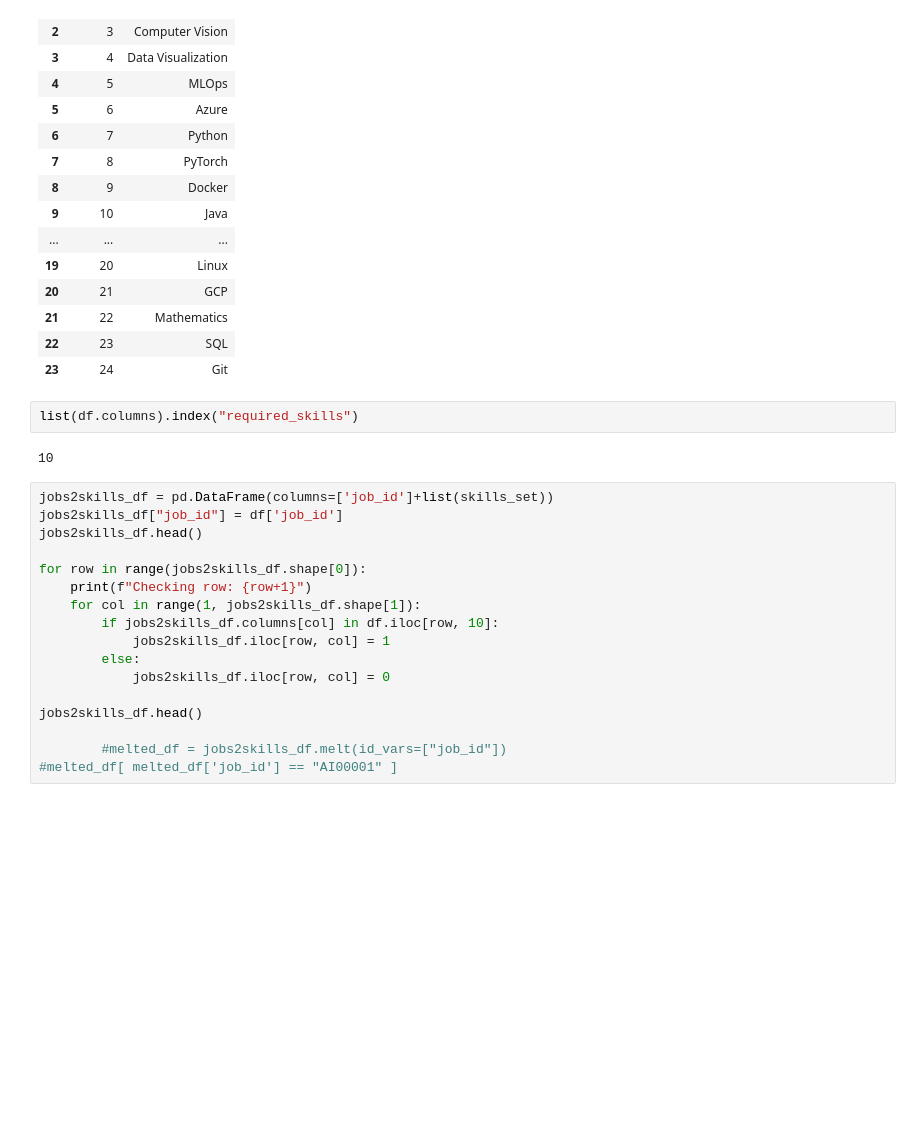
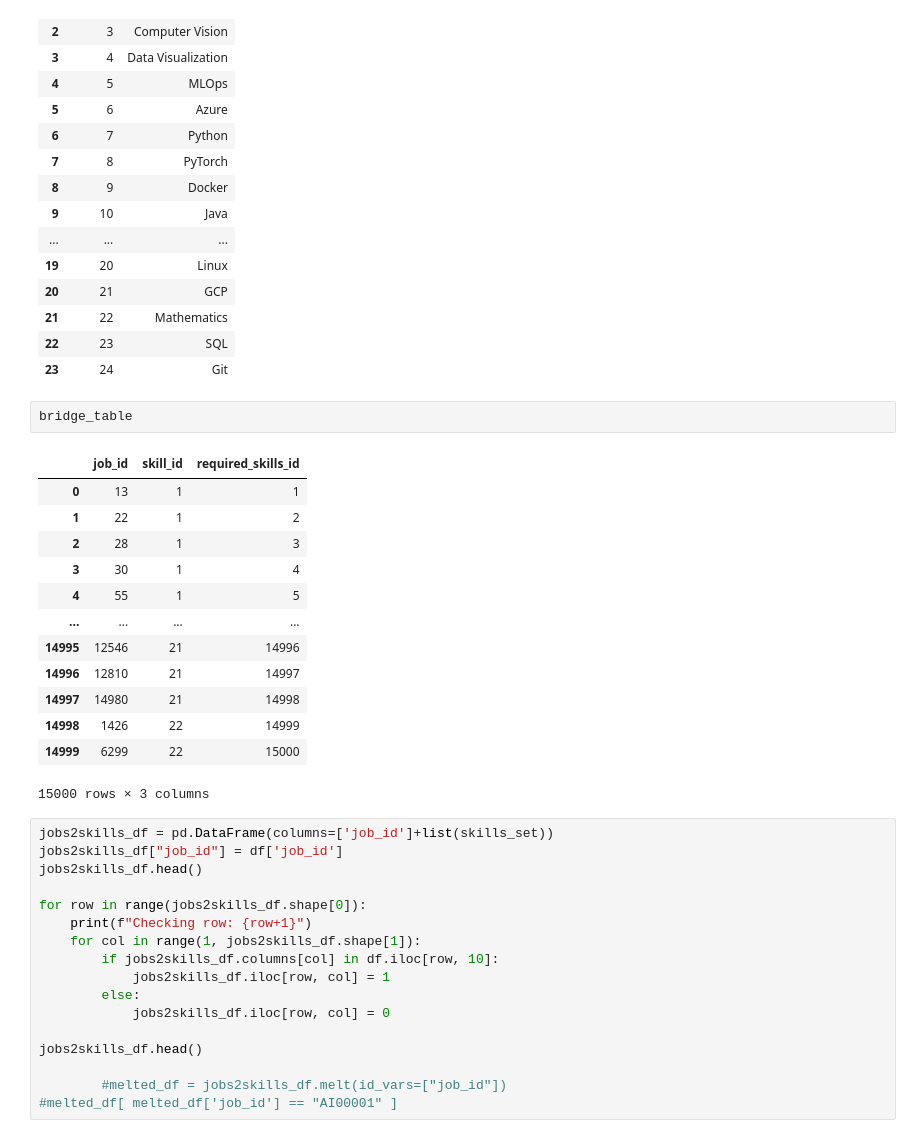
Before and after one commit to isg75/first_project, a Jupyter notebook: notebooks/Clean_Data_And_sql_Miguel.ipynb, the cells around one changed output. Saved outputs shown, nothing was run; the diff lists cells and outputs as text; blank space fills up the shorter version.

```diff
--- a/notebooks/Clean_Data_And_sql_Miguel.ipynb
+++ b/notebooks/Clean_Data_And_sql_Miguel.ipynb
@@ -77,9 +95,21 @@ skills_df
 | 22 | 23 | SQL |
 | 23 | 24 | Git |
 # %%
-list(df.columns).index("required_skills")
+bridge_table
 # %% [output]
+|  | job_id | skill_id | required_skills_id |
+| 0 | 13 | 1 | 1 |
+| 1 | 22 | 1 | 2 |
+| 2 | 28 | 1 | 3 |
+| 3 | 30 | 1 | 4 |
+| 4 | 55 | 1 | 5 |
+| ... | ... | ... | ... |
+| 14995 | 12546 | 21 | 14996 |
+| 14996 | 12810 | 21 | 14997 |
+| 14997 | 14980 | 21 | 14998 |
+| 14998 | 1426 | 22 | 14999 |
+| 14999 | 6299 | 22 | 15000 |
-10
+15000 rows × 3 columns
 # %%
 jobs2skills_df = pd.DataFrame(columns=['job_id']+list(skills_set))
 jobs2skills_df["job_id"] = df['job_id']
```
Also changed, not shown: parts of 14 cells of this notebook, 8 other files.
